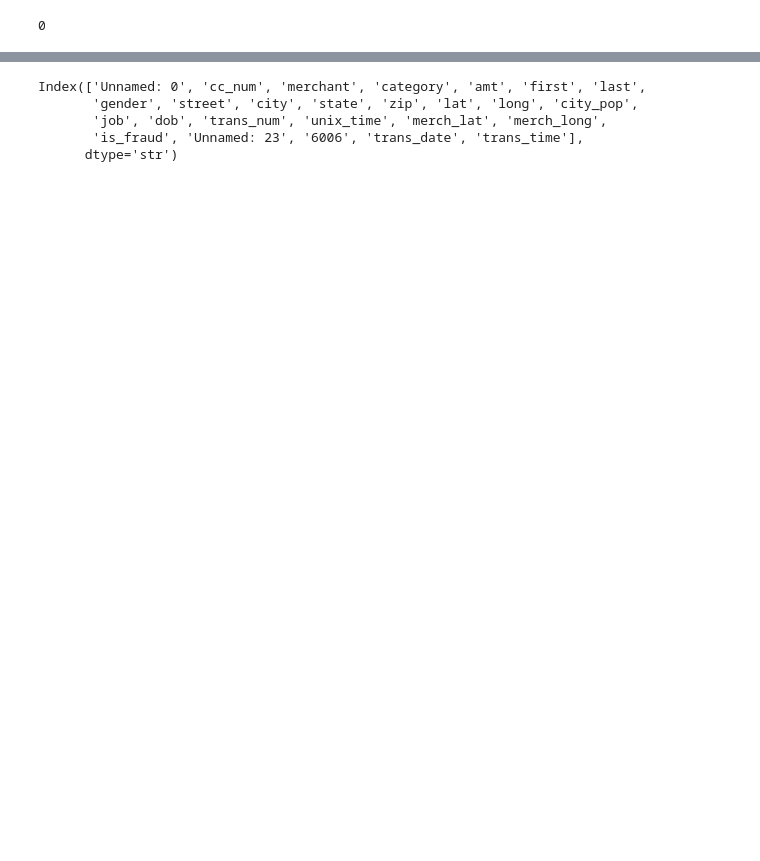
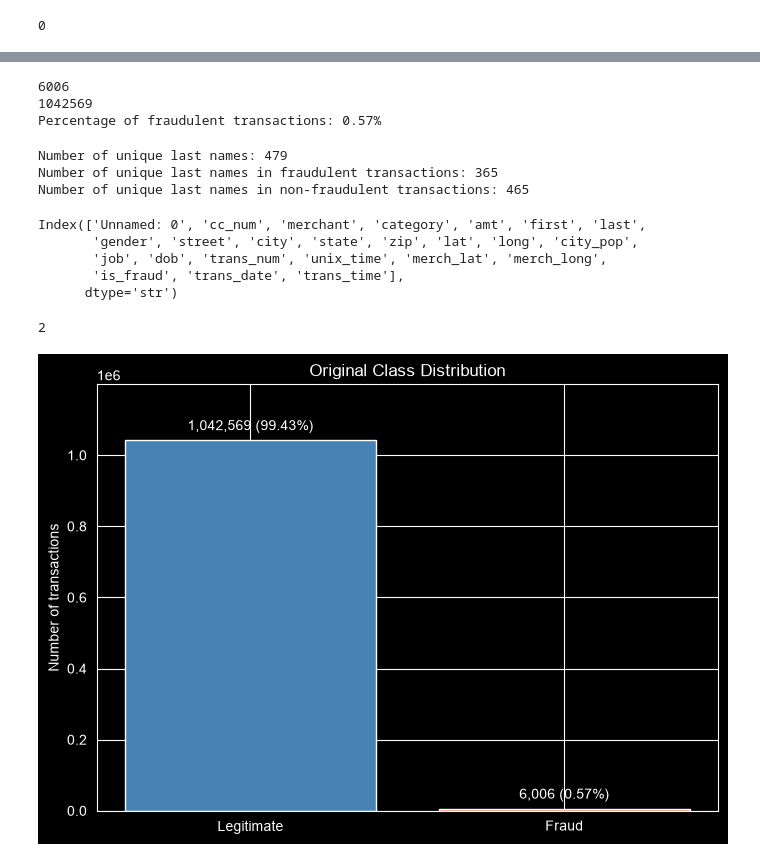
Before and after one commit to ZubairRashid05/Unspupervised-Learning-For-Fraud-Detection_CSCI-3052U-Project, a Jupyter notebook: model.ipynb, the cells around one changed output, grey strips where cells are left out. Saved outputs shown, nothing was run; the diff lists cells and outputs as text; code cells hidden in the pictures; blank space fills up the shorter version.

```diff
--- a/model.ipynb
+++ b/model.ipynb
@@ -84,8 +57,62 @@ Number of unique last names in non-fraudulent transactions: 465
-# %%
-df.columns
-# %% [output]
-Index(['Unnamed: 0', 'cc_num', 'merchant', 'category', 'amt', 'first', 'last',
-       'gender', 'street', 'city', 'state', 'zip', 'lat', 'long', 'city_pop',
-       'job', 'dob', 'trans_num', 'unix_time', 'merch_lat', 'merch_long',
-       'is_fraud', 'Unnamed: 23', '6006', 'trans_date', 'trans_time'],
-      dtype='str')
+# %%
+df_isFraud = df[df['is_fraud'] == 1]
+print(len(df_isFraud))
+df_notFraud = df[df['is_fraud'] == 0]
+print(len(df_notFraud))
+print("Percentage of fraudulent transactions: {:.2f}%".format(len(df_isFraud) / len(df) * 100))
+# %% [output]
+6006
+1042569
+Percentage of fraudulent transactions: 0.57%
+# %%
+df_uniqueNames = df['last'].nunique()
+print("Number of unique last names: {}".format(df_uniqueNames))
+df_isFraud_uniqueNames = df_isFraud['last'].nunique()
+print("Number of unique last names in fraudulent transactions: {}".format(df_isFraud_uniqueNames))
+df_notFraud_uniqueNames = df_notFraud['last'].nunique()
+print("Number of unique last names in non-fraudulent transactions: {}".format(df_notFraud_uniqueNames))
+# %% [output]
+Number of unique last names: 479
+Number of unique last names in fraudulent transactions: 365
+Number of unique last names in non-fraudulent transactions: 465
+# %%
+df.columns
+# %% [output]
+Index(['Unnamed: 0', 'cc_num', 'merchant', 'category', 'amt', 'first', 'last',
+       'gender', 'street', 'city', 'state', 'zip', 'lat', 'long', 'city_pop',
+       'job', 'dob', 'trans_num', 'unix_time', 'merch_lat', 'merch_long',
+       'is_fraud', 'trans_date', 'trans_time'],
+      dtype='str')
+# %%
+unique_years = sorted(pd.to_datetime(df['trans_date']).dt.year.dropna().unique())
+print(len(unique_years))
+# %% [output]
+2
+# %%
+def plot_class_balance(data, title):
+    counts = data["is_fraud"].value_counts().reindex([0, 1], fill_value=0)
+    percentages = counts / counts.sum() * 100
+
+    fig, ax = plt.subplots(figsize=(7, 5))
+    bars = ax.bar(
+        ["Legitimate", "Fraud"],
+        counts.values,
+        color=["steelblue", "tomato"]
+    )
+
+    ax.bar_label(
+        bars,
+        labels=[
+            f"{count:,} ({pct:.2f}%)"
+            for count, pct in zip(counts, percentages)
+        ],
+        padding=5
+    )
+    ax.set(title=title, ylabel="Number of transactions")
+    ax.set_ylim(0, counts.max() * 1.15)
+    plt.tight_layout()
+    plt.show()
+
+plot_class_balance(df, "Original Class Distribution")
+# %% [output]
+[figure, added]
```
Also changed, not shown: parts of 14 cells of this notebook.
